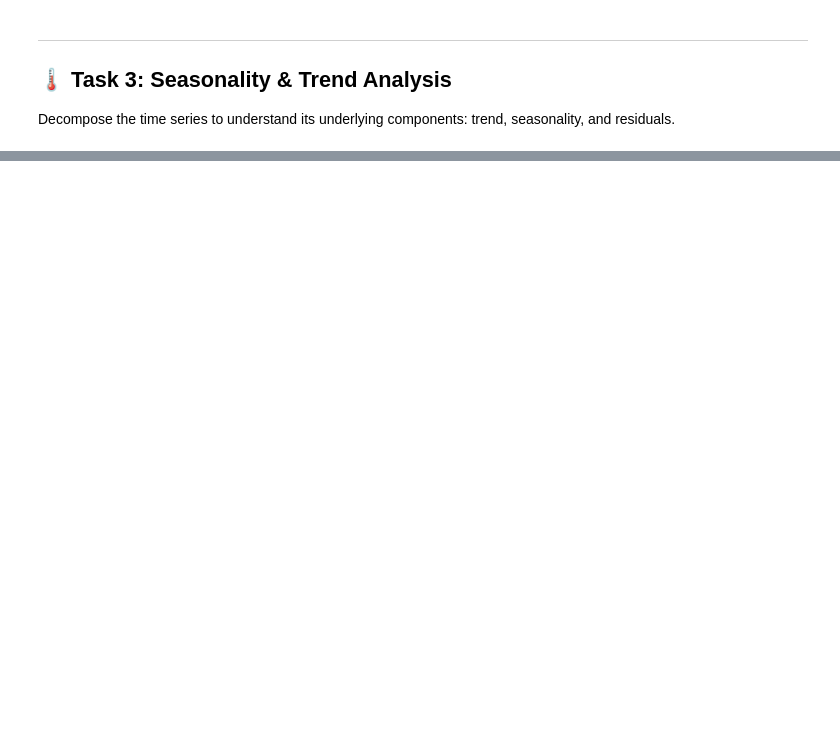
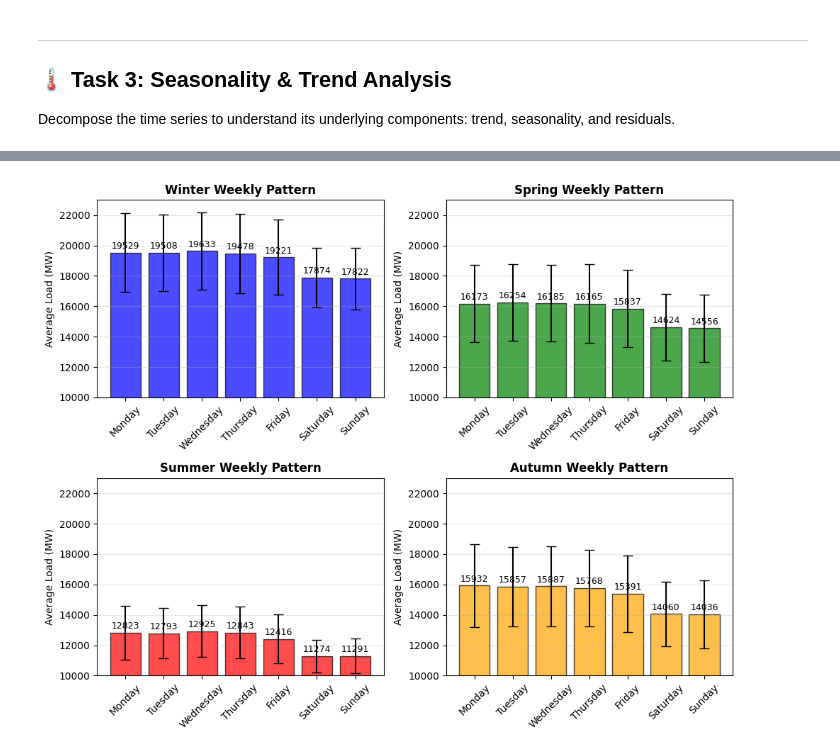
Before and after one commit to Ivapo/energy-forecast, a Jupyter notebook: notebooks/01_data_exploration.ipynb, the cells around one changed output, grey strips where cells are left out. Cells and saved outputs as stored; diff of their text form; code cells hidden in the pictures; blank space fills up the shorter version.

```diff
--- a/notebooks/01_data_exploration.ipynb
+++ b/notebooks/01_data_exploration.ipynb
@@ -830,0 +690,75 @@ Autumn:
+# %%
+# Seasonal Weekly Pattern Analysis
+
+# Define seasons
+def get_season(month):
+    if month in [12, 1, 2]:
+        return 'Winter'
+    elif month in [3, 4, 5]:
+        return 'Spring'
+    elif month in [6, 7, 8]:
+        return 'Summer'
+    else:
+        return 'Autumn'
+
+# Add season column
+df['season'] = df['month'].apply(get_season)
+
+# Calculate weekly patterns by season
+seasonal_weekly_patterns = {}
+seasons = ['Winter', 'Spring', 'Summer', 'Autumn']
+weekday_names = ['Monday', 'Tuesday', 'Wednesday', 'Thursday', 'Friday', 'Saturday', 'Sunday']
+
+for season in seasons:
+    season_data = df[df['season'] == season]
+    seasonal_weekly_patterns[season] = season_data.groupby('weekday')['SE_load_actual_entsoe_transparency'].agg(['mean', 'std'])
+
+# Plot seasonal weekly patterns
+fig, axes = plt.subplots(2, 2, figsize=(10, 8))
+axes_flat = axes.flatten()
+
+colors = {'Winter': 'blue', 'Spring': 'green', 'Summer': 'red', 'Autumn': 'orange'}
+
+# Y-axis range
+y_min = 10000  # Set a reasonable minimum
+y_max = 23000  # Set a reasonable maximum
+
+
+for i, season in enumerate(seasons):
+    ax = axes_flat[i]
+    pattern = seasonal_weekly_patterns[season]
+
+    ax.bar(weekday_names, pattern['mean'], yerr=pattern['std'], capsize=5, color=colors[season], alpha=0.7, edgecolor='black')
+    ax.set_title(f'{season} Weekly Pattern', fontsize=12, fontweight='bold')
+    ax.set_ylabel('Average Load (MW)')
+    ax.tick_params(axis='x', rotation=45)
+    ax.grid(True, alpha=0.3, axis='y')
+
+    # Set consistent y-axis limits
+    ax.set_ylim(y_min, y_max)
+
+    # Add value labels on bars
+    for j, v in enumerate(pattern['mean']):
+        ax.text(j, v + (y_max - y_min) * 0.01, f'{v:.0f}', ha='center', va='bottom', fontsize=9)
+
+print("🔄 How do weekly patterns change by season?")
+print("=" * 60)
+
+
+# Calculate weekday vs weekend differences by season
+print(f"\n📊 Weekday vs Weekend Analysis by Season:")
+print("-" * 50)
+
+for season in seasons:
+    pattern = seasonal_weekly_patterns[season]
+    weekday_avg = pattern['mean'][:5].mean()  # Mon-Fri
+    weekend_avg = pattern['mean'][5:].mean()   # Sat-Sun
+
+    print(f"{season}:")
+    print(f"   Weekday average: {weekday_avg:.0f} MW")
+    print(f"   Weekend average: {weekend_avg:.0f} MW")
+    print(f"   Seasonal average standard deviation: {pattern['std'].mean():+.0f} MW ")
+
+plt.tight_layout()
+plt.show()
+# %% [output]
@@ -831,3 +782,4 @@ Autumn:
+[figure, added]
 # %%
 # Monthly Weekly Pattern Heatmap
 print("🌡️ Monthly Weekly Pattern Heatmap - Deep Dive")
```
Also changed, not shown: parts of 40 cells of this notebook, 5 other files.
